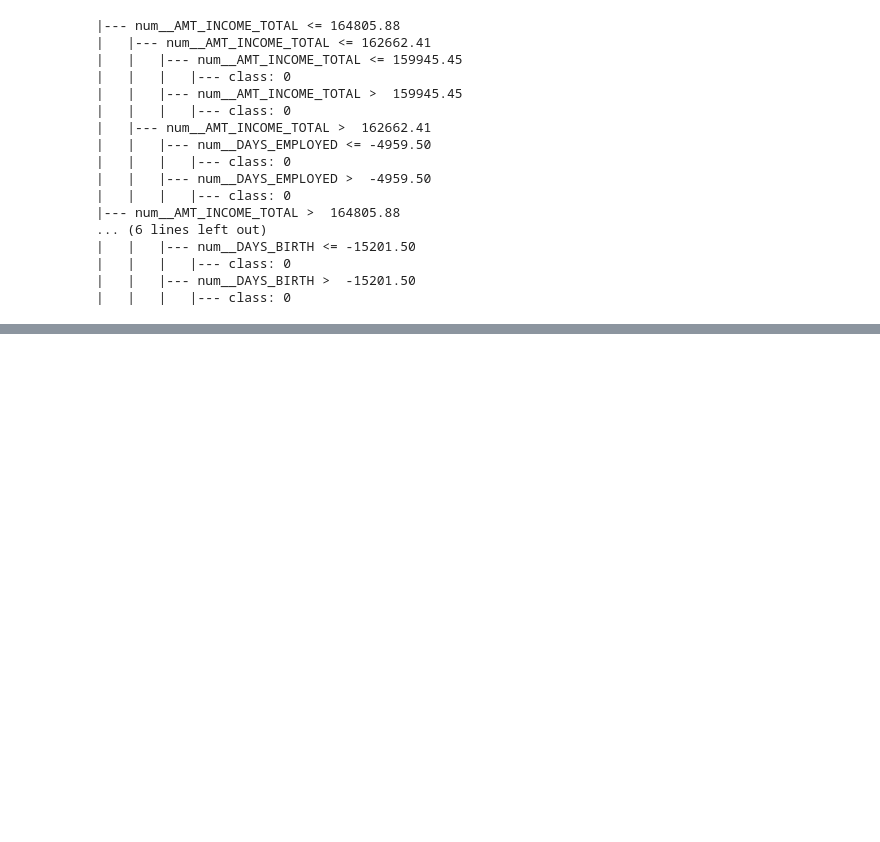
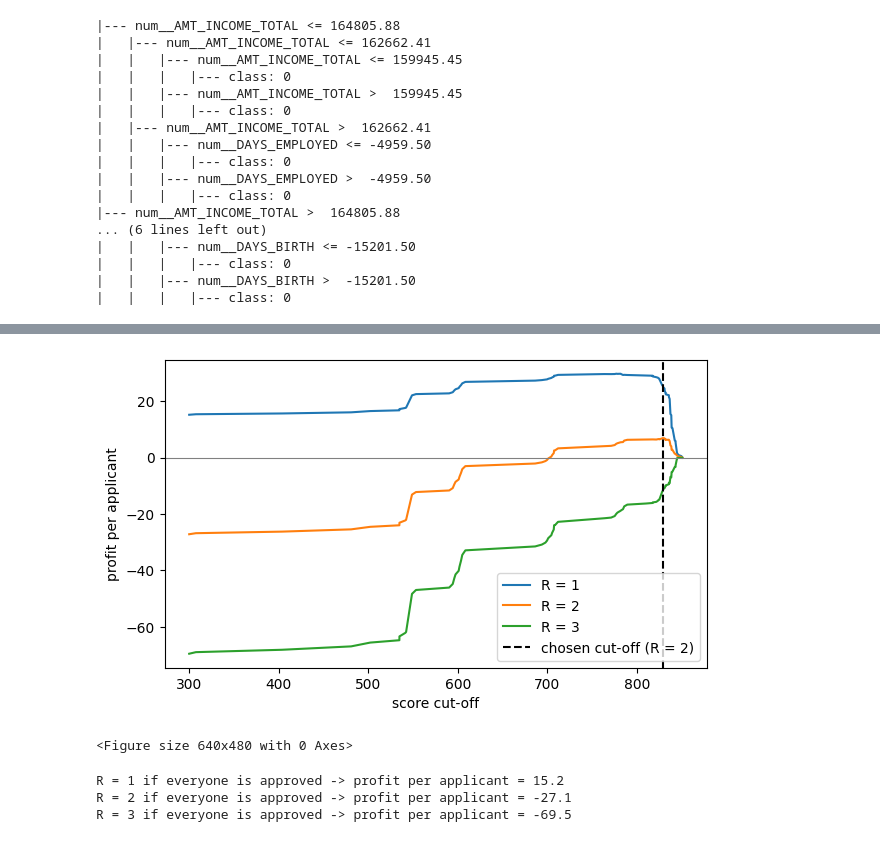
Before and after one commit to mattiacoltro/data-science-portfolio, a Jupyter notebook: [Data Science] credit_scoring_prediction/credit_scoring_v2.ipynb, the cells around one changed output, grey strips where cells are left out. Saved outputs shown, nothing was run; the diff lists cells and outputs as text; code cells hidden in the pictures; blank space fills up the shorter version.

```diff
--- a/[Data Science] credit_scoring_prediction/credit_scoring_v2.ipynb
+++ b/[Data Science] credit_scoring_prediction/credit_scoring_v2.ipynb
@@ -399,0 +531,7 @@ Sono simmetrici rispetto alla scelta della classe positiva: invertendo le classi
+# %%
+Xb_train, yb_b_train = Xs_train[~knockout(Xs_train)], yb_train[~knockout(Xs_train)]
+Xb_val,   yb_b_val   = Xs_val[~knockout(Xs_val)],     yb_val[~knockout(Xs_val)]
+
+print("Correlation CNT_CHILDREN / CNT_FAM_MEMBERS (train, Population A):",
+      round(Xs_train["CNT_CHILDREN"].corr(Xs_train["CNT_FAM_MEMBERS"]), 3))
+print("Population B:\n", "Train: ", len(Xb_train), "Validation: ", len(Xb_val))
@@ -399,0 +692,22 @@ Sono simmetrici rispetto alla scelta della classe positiva: invertendo le classi
+# %%
+s_val = pd.Series(sc_B.score(Xb_val.drop(columns=DROP)), index=Xb_val.index)
+if roc_auc_score(yg_val, s_val) < 0.5:
+    s_val = -s_val
+
+def profit_curve(s, y_good, ratio, gain=100, n_grid=300):
+    cuts = np.append(np.quantile(s, np.linspace(0, 0.99, n_grid)), s.max() + 1)
+    rows = []
+    for c in cuts:
+        a = s >= c
+        g, b = (a & (y_good == 1)).sum(), (a & (y_good == 0)).sum()
+        rows.append({"cut-off": c, "approval rate": a.mean(),
+                     "unreliable share among approved": b / max(a.sum(), 1),
+                     "profit per applicant": (gain * g - gain * ratio * b) / len(s)})
+    return pd.DataFrame(rows)
+
+best = []
+for R in [1, 2, 3, 5, 10]:
+    pc = profit_curve(s_val, yg_val, R)
+    r = pc.loc[pc["profit per applicant"].idxmax()]
+    best.append({"R = loss/gain": R, **r.round(3).to_dict()})
+pd.DataFrame(best)
@@ -399,0 +721,23 @@ Sono simmetrici rispetto alla scelta della classe positiva: invertendo le classi
+# %%
+plt.figure(figsize=(7, 4))
+for R in [1, 2, 3]:
+    pc = profit_curve(s_val, yg_val, R)
+    plt.plot(pc["cut-off"], pc["profit per applicant"], label=f"R = {R}")
+plt.axhline(0, color="grey", lw=0.8)
+plt.axvline(829.365, color="k", ls="--", label="chosen cut-off (R = 2)")
+plt.xlabel("score cut-off"); plt.ylabel("profit per applicant"); plt.legend(); plt.show()
+
+plt.savefig("results_v2/profit_vs_cutoff.png", dpi=150, bbox_inches="tight")
+
+plt.show()
+# %% [output]
+[figure, added]
+<Figure size 640x480 with 0 Axes>
+# %%
+base_bad = yb_b_val.mean()
+for R in [1, 2, 3]:
+    print("R =", R, "if everyone is approved -> profit per applicant =", round(100 * (1 - base_bad) - 100 * R * base_bad, 1))
+# %% [output]
+R = 1 if everyone is approved -> profit per applicant = 15.2
+R = 2 if everyone is approved -> profit per applicant = -27.1
+R = 3 if everyone is approved -> profit per applicant = -69.5
```
Also changed, not shown: parts of 56 cells of this notebook, 4 other files.
